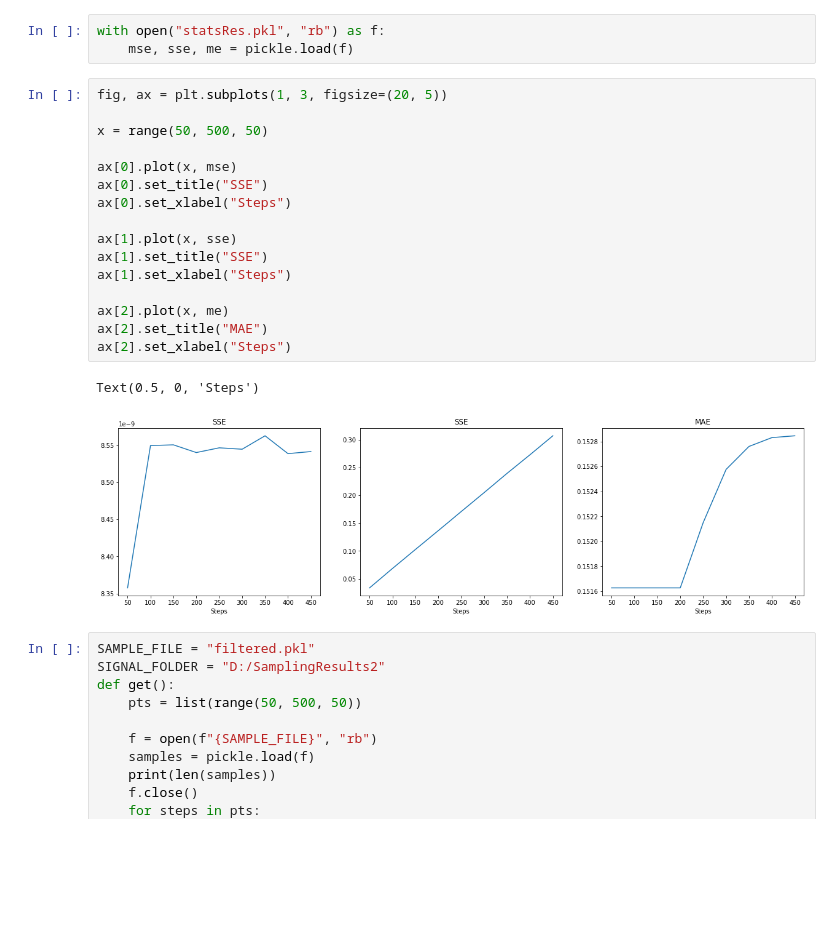
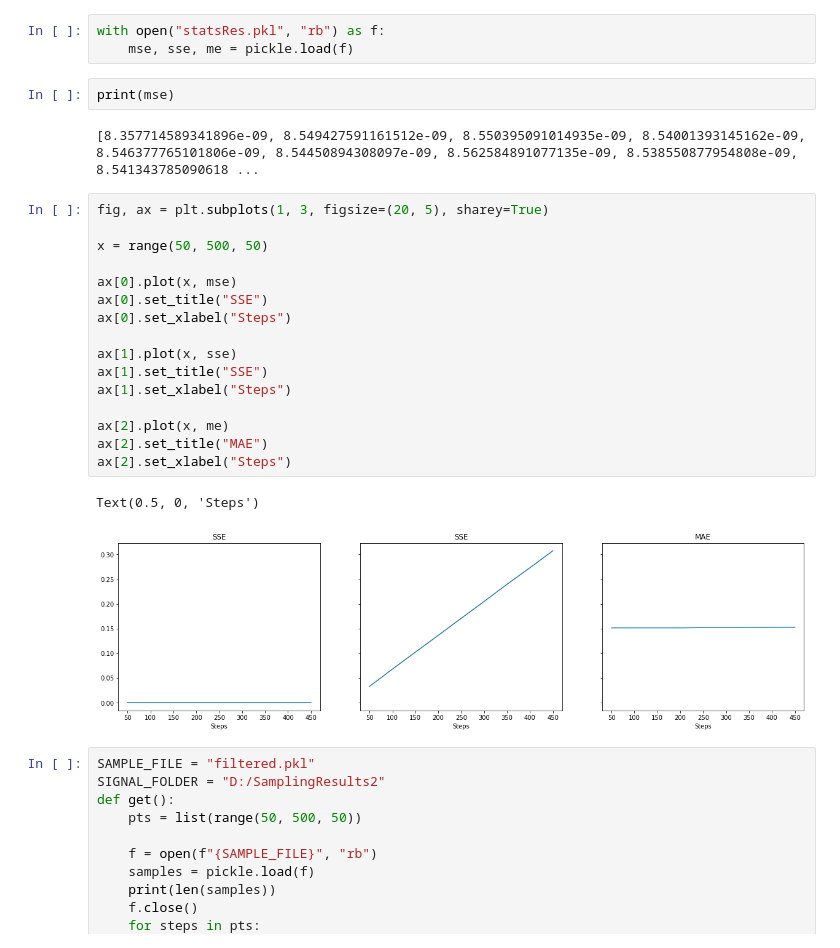
Before and after one commit to RobbieSoutham/SkinLearning, a Jupyter notebook: Stats.ipynb, the cells around one changed output. Cells and saved outputs as stored; diff of their text form; blank space fills up the shorter version.

```diff
--- a/Stats.ipynb
+++ b/Stats.ipynb
@@ -8,25 +8,29 @@ from scipy.interpolate import interp1d
 # %%
 with open("statsRes.pkl", "rb") as f:
     mse, sse, me = pickle.load(f)
+# %%
+print(mse)
+# %% [output]
+[8.357714589341896e-09, 8.549427591161512e-09, 8.550395091014935e-09, 8.54001393145162e-09, 8.546377765101806e-09, 8.54450894308097e-09, 8.562584891077135e-09, 8.538550877954808e-09, 8.541343785090618 ...
 # %%
-fig, ax = plt.subplots(1, 3, figsize=(20, 5))
+fig, ax = plt.subplots(1, 3, figsize=(20, 5), sharey=True)
 
 x = range(50, 500, 50)
 
 ax[0].plot(x, mse)
 ax[0].set_title("SSE")
 ax[0].set_xlabel("Steps")
 
 ax[1].plot(x, sse)
 ax[1].set_title("SSE")
 ax[1].set_xlabel("Steps")
 
 ax[2].plot(x, me)
 ax[2].set_title("MAE")
 ax[2].set_xlabel("Steps")
 # %% [output]
 Text(0.5, 0, 'Steps')
-[figure, old version]
+[figure, new version]
 # %%
 SAMPLE_FILE = "filtered.pkl"
 SIGNAL_FOLDER = "D:/SamplingResults2"
```
Also changed, not shown: 5 other files.
